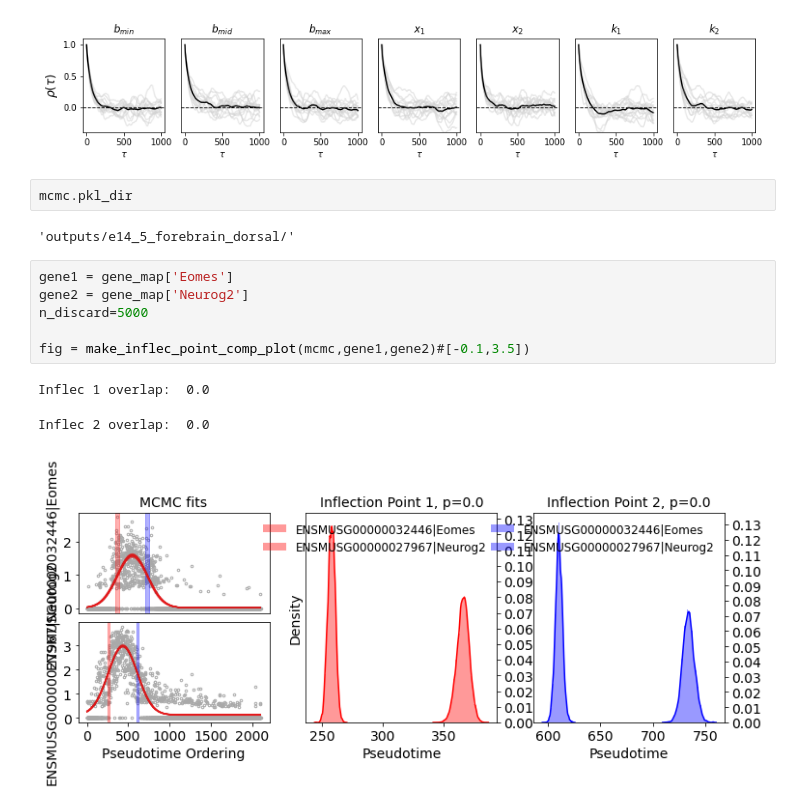
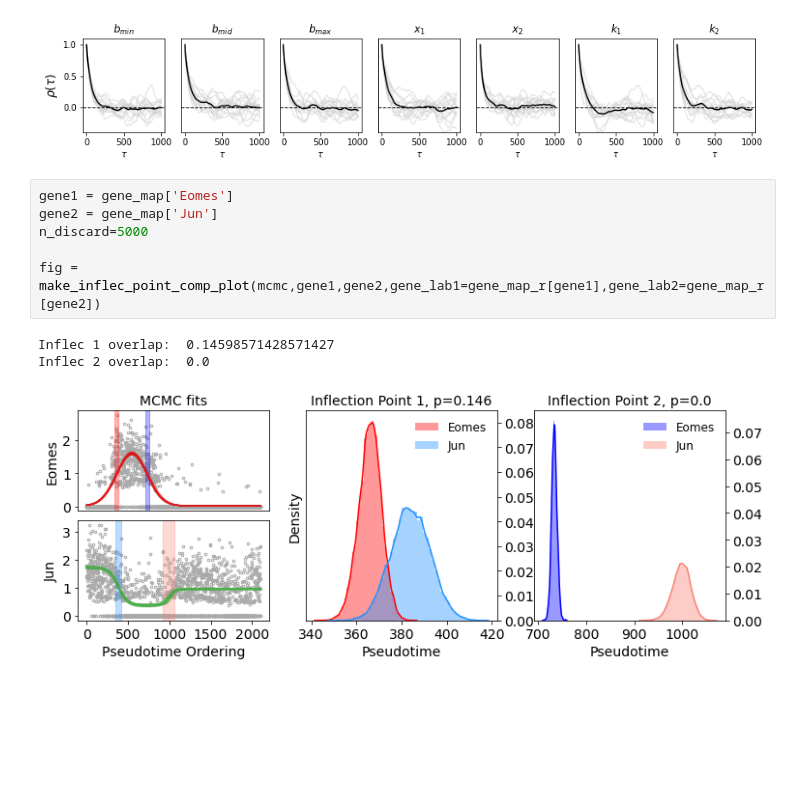
Before and after one commit to daniel-rosebrock/transcriptional_cascades, a Jupyter notebook: load_mcmc_run.ipynb, the cells around one changed output. Cells and saved outputs as stored; diff of their text form; blank space fills up the shorter version.

```diff
--- a/load_mcmc_run.ipynb
+++ b/load_mcmc_run.ipynb
@@ -124,17 +126,13 @@ plt.show()
 # %% [output]
 [figure]
 [figure]
-# %%
-mcmc.pkl_dir
-# %% [output]
-'outputs/e14_5_forebrain_dorsal/'
 # %%
 gene1 = gene_map['Eomes']
-gene2 = gene_map['Neurog2']
+gene2 = gene_map['Jun']
 n_discard=5000
 
-fig = make_inflec_point_comp_plot(mcmc,gene1,gene2)#[-0.1,3.5])
+fig = make_inflec_point_comp_plot(mcmc,gene1,gene2,gene_lab1=gene_map_r[gene1],gene_lab2=gene_map_r[gene2])
 # %% [output]
-Inflec 1 overlap:  0.0
+Inflec 1 overlap:  0.14598571428571427
+Inflec 2 overlap:  0.0
-Inflec 2 overlap:  0.0
-[figure, old version]
+[figure, new version]
```
Also changed, not shown: parts of 17 cells of this notebook.
